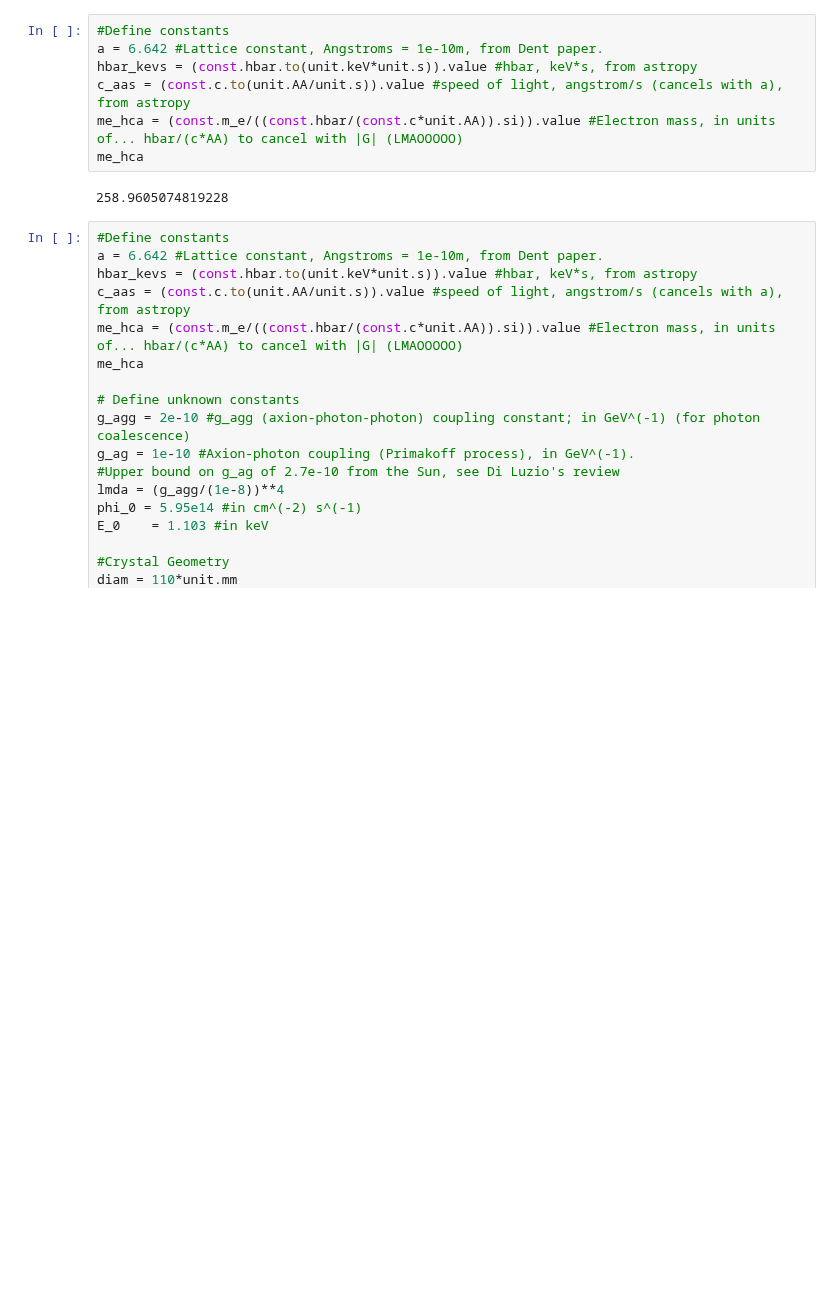
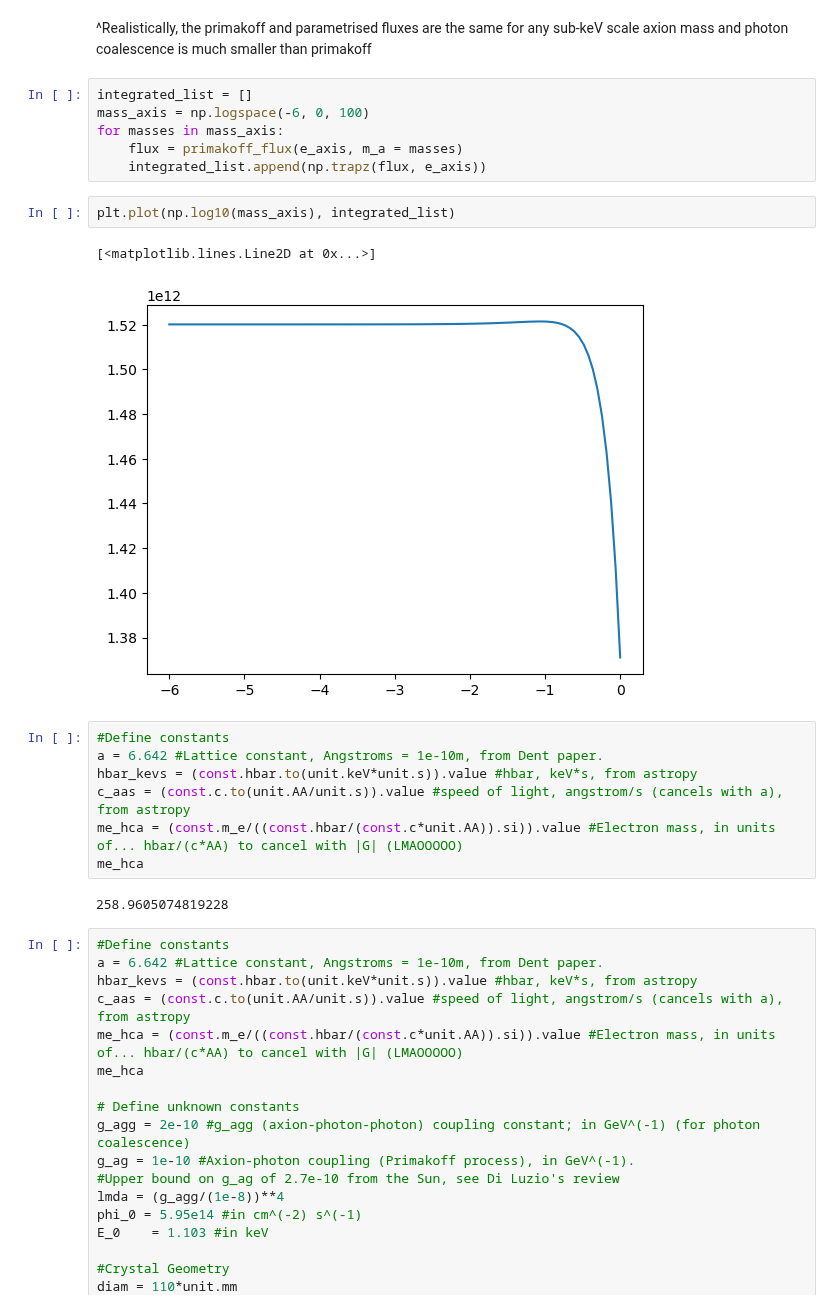
Before and after one commit to Taaseen-Islam-u7121940/Axion-Flux, a Jupyter notebook: Code/solar_flux_vectored.ipynb, the cells around one changed output. Drawn from its saved outputs; the diff is of its cells as text; blank space fills up the shorter version.

```diff
--- a/Code/solar_flux_vectored.ipynb
+++ b/Code/solar_flux_vectored.ipynb
@@ -12,3 +56,16 @@ io.renderers.default = "browser"
+# %% [markdown]
+^Realistically, the primakoff and parametrised fluxes are the same for any sub-keV scale axion mass and photon coalescence is much smaller than primakoff
+# %%
+integrated_list = []
+mass_axis = np.logspace(-6, 0, 100)
+for masses in mass_axis:
+    flux = primakoff_flux(e_axis, m_a = masses)
+    integrated_list.append(np.trapz(flux, e_axis))
+# %%
+plt.plot(np.log10(mass_axis), integrated_list)
+# %% [output]
+[<matplotlib.lines.Line2D at 0x...>]
+[figure, added]
 # %%
 #Define constants
 a = 6.642 #Lattice constant, Angstroms = 1e-10m, from Dent paper.
```
Also changed, not shown: parts of 2 cells of this notebook, 3 other files.
